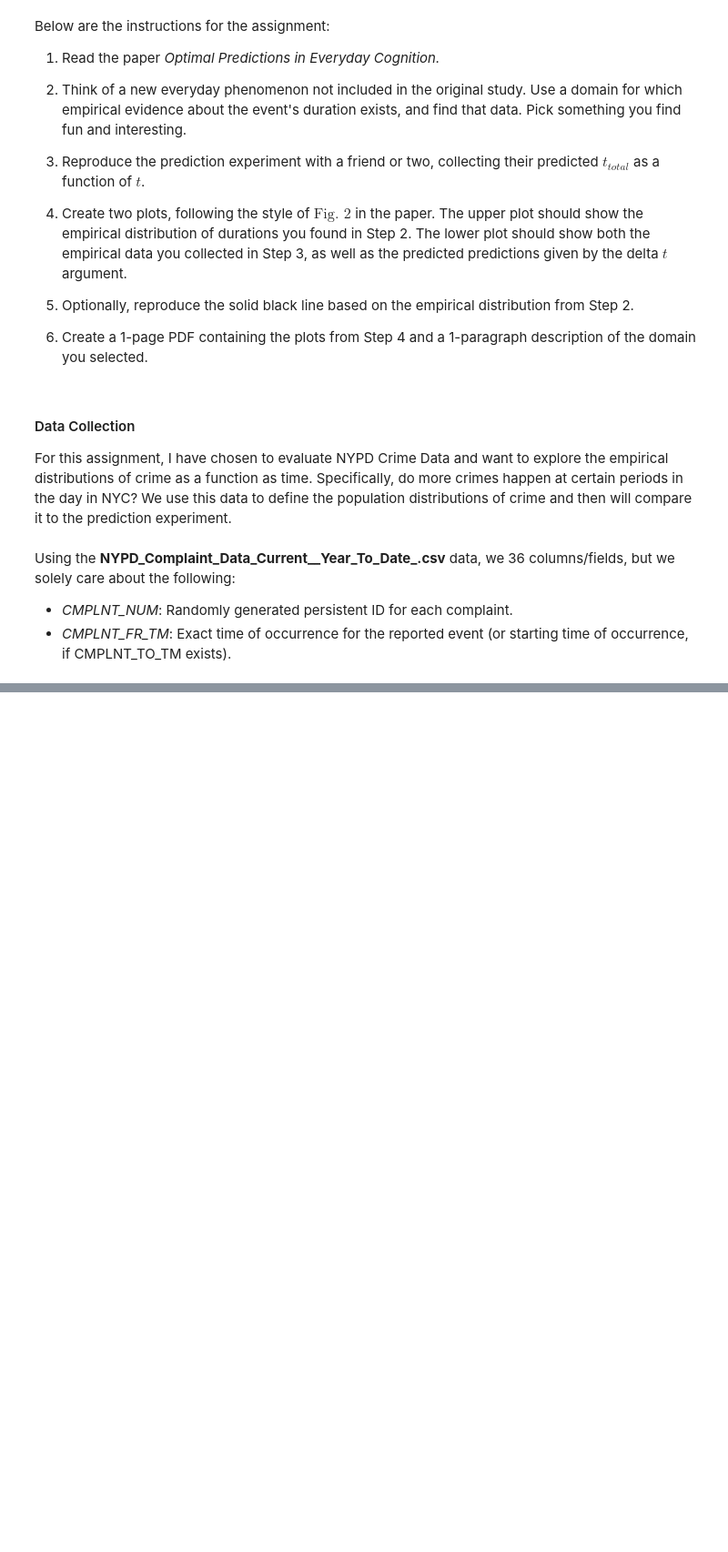
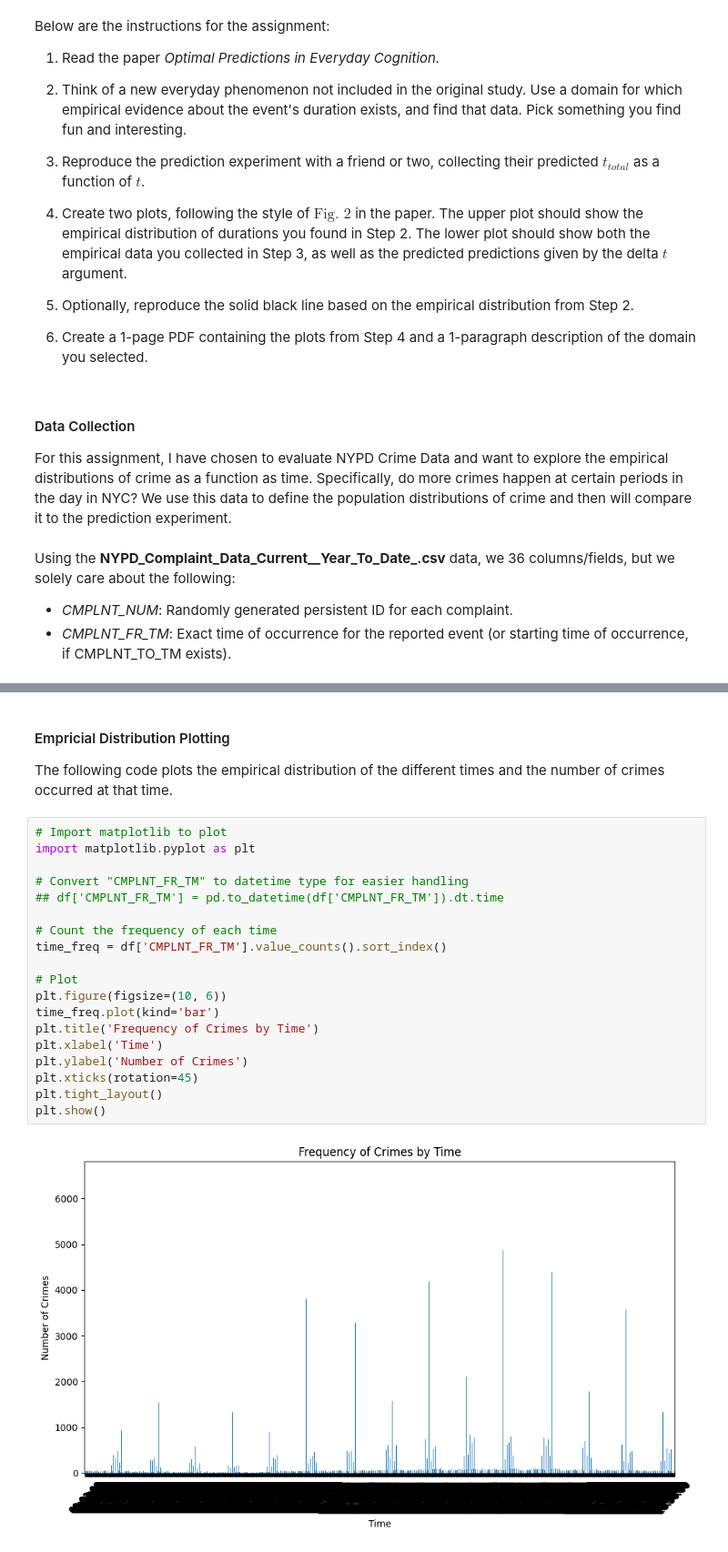
Before and after one commit to bs333/mgt-451, a Jupyter notebook: MGT451 - Assignments/MGT451 - Assignment #1/MGT451 - Assignment #1 ~ Optimal Predictions.ipynb, the cells around one changed output, grey strips where cells are left out. Shown at 91% size. Saved outputs shown, nothing was run; the diff lists cells and outputs as text; blank space fills up the shorter version.

Commit message:
Add first empirical distribution plot.

```diff
--- a/MGT451 - Assignments/MGT451 - Assignment #1/MGT451 - Assignment #1 ~ Optimal Predictions.ipynb
+++ b/MGT451 - Assignments/MGT451 - Assignment #1/MGT451 - Assignment #1 ~ Optimal Predictions.ipynb
@@ -58,3 +57,28 @@ print(df.head())
 4                4.0                    36.0             19.0
 
 [5 rows x 41 columns]
+# %% [markdown]
+#### Empricial Distribution Plotting
+
+The following code plots the empirical distribution of the different times and the number of crimes occurred at that time.
+# %%
+# Import matplotlib to plot
+import matplotlib.pyplot as plt
+
+# Convert "CMPLNT_FR_TM" to datetime type for easier handling
+## df['CMPLNT_FR_TM'] = pd.to_datetime(df['CMPLNT_FR_TM']).dt.time
+
+# Count the frequency of each time
+time_freq = df['CMPLNT_FR_TM'].value_counts().sort_index()
+
+# Plot
+plt.figure(figsize=(10, 6))
+time_freq.plot(kind='bar')
+plt.title('Frequency of Crimes by Time')
+plt.xlabel('Time')
+plt.ylabel('Number of Crimes')
+plt.xticks(rotation=45)
+plt.tight_layout()
+plt.show()
+# %% [output]
+[figure, added]
```
Also changed, not shown: parts of 1 cell of this notebook.
